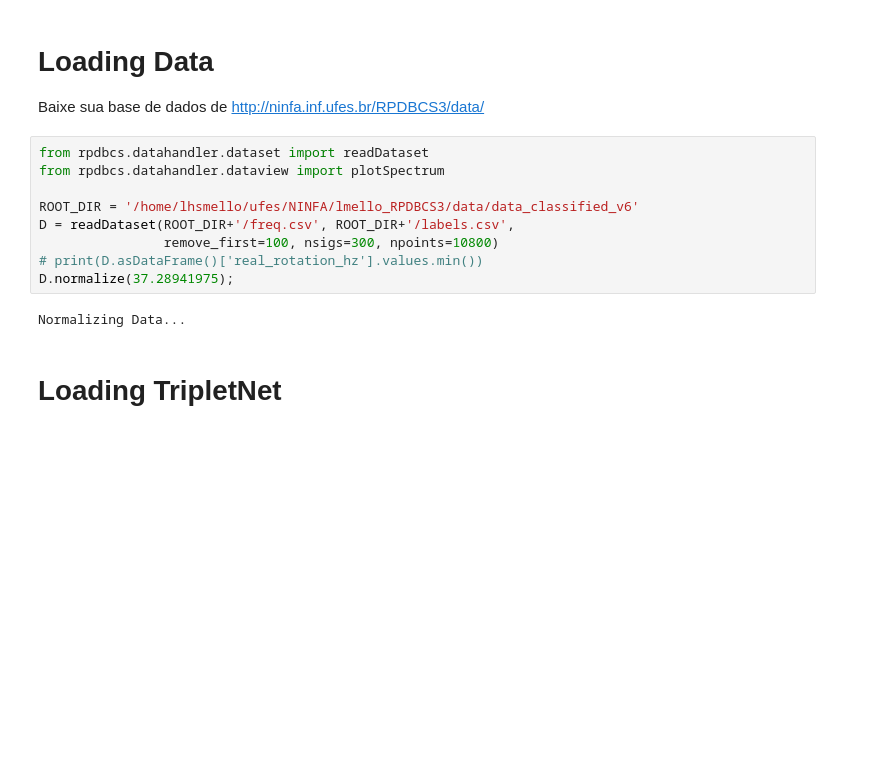
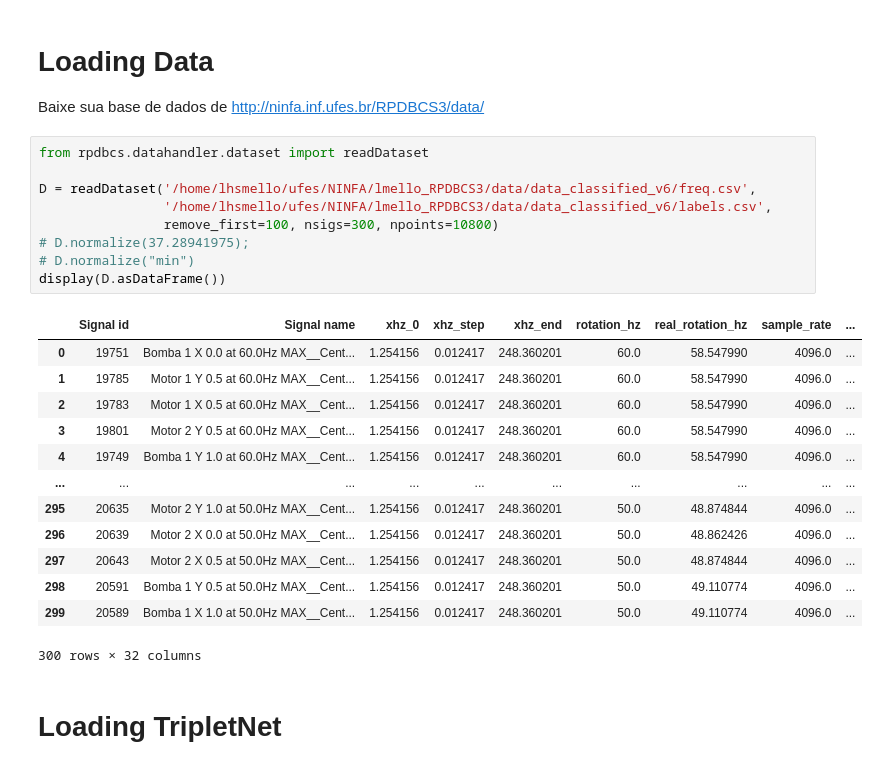
Before and after one commit to Lucashsmello/TripletNet-on-ESP, a Jupyter notebook: tutorial_tripletnet_lmello.ipynb, the cells around one changed output. Drawn from its saved outputs; the diff is of its cells as text; blank space fills up the shorter version.

```diff
--- a/tutorial_tripletnet_lmello.ipynb
+++ b/tutorial_tripletnet_lmello.ipynb
@@ -4,15 +4,27 @@
 Baixe sua base de dados de http://ninfa.inf.ufes.br/RPDBCS3/data/
 # %%
 from rpdbcs.datahandler.dataset import readDataset
-from rpdbcs.datahandler.dataview import plotSpectrum
 
-ROOT_DIR = '/home/lhsmello/ufes/NINFA/lmello_RPDBCS3/data/data_classified_v6'
-D = readDataset(ROOT_DIR+'/freq.csv', ROOT_DIR+'/labels.csv',
+D = readDataset('/home/lhsmello/ufes/NINFA/lmello_RPDBCS3/data/data_classified_v6/freq.csv',
+                '/home/lhsmello/ufes/NINFA/lmello_RPDBCS3/data/data_classified_v6/labels.csv',
                 remove_first=100, nsigs=300, npoints=10800)
-# print(D.asDataFrame()['real_rotation_hz'].values.min())
-D.normalize(37.28941975);
+# D.normalize(37.28941975);
+# D.normalize("min")
+display(D.asDataFrame())
 # %% [output]
+|  | Signal id | Signal name | xhz_0 | xhz_step | xhz_end | rotation_hz | real_rotation_hz | sample_rate | ... |
+| 0 | 19751 | Bomba 1 X 0.0 at 60.0Hz MAX__Cent... | 1.254156 | 0.012417 | 248.360201 | 60.0 | 58.547990 | 4096.0 | ... |
+| 1 | 19785 | Motor 1 Y 0.5 at 60.0Hz MAX__Cent... | 1.254156 | 0.012417 | 248.360201 | 60.0 | 58.547990 | 4096.0 | ... |
+| 2 | 19783 | Motor 1 X 0.5 at 60.0Hz MAX__Cent... | 1.254156 | 0.012417 | 248.360201 | 60.0 | 58.547990 | 4096.0 | ... |
+| 3 | 19801 | Motor 2 Y 0.5 at 60.0Hz MAX__Cent... | 1.254156 | 0.012417 | 248.360201 | 60.0 | 58.547990 | 4096.0 | ... |
+| 4 | 19749 | Bomba 1 Y 1.0 at 60.0Hz MAX__Cent... | 1.254156 | 0.012417 | 248.360201 | 60.0 | 58.547990 | 4096.0 | ... |
+| ... | ... | ... | ... | ... | ... | ... | ... | ... | ... |
+| 295 | 20635 | Motor 2 Y 1.0 at 50.0Hz MAX__Cent... | 1.254156 | 0.012417 | 248.360201 | 50.0 | 48.874844 | 4096.0 | ... |
+| 296 | 20639 | Motor 2 X 0.0 at 50.0Hz MAX__Cent... | 1.254156 | 0.012417 | 248.360201 | 50.0 | 48.862426 | 4096.0 | ... |
+| 297 | 20643 | Motor 2 X 0.5 at 50.0Hz MAX__Cent... | 1.254156 | 0.012417 | 248.360201 | 50.0 | 48.874844 | 4096.0 | ... |
+| 298 | 20591 | Bomba 1 Y 0.5 at 50.0Hz MAX__Cent... | 1.254156 | 0.012417 | 248.360201 | 50.0 | 49.110774 | 4096.0 | ... |
+| 299 | 20589 | Bomba 1 X 1.0 at 50.0Hz MAX__Cent... | 1.254156 | 0.012417 | 248.360201 | 50.0 | 49.110774 | 4096.0 | ... |
-Normalizing Data...
+300 rows × 32 columns
 # %% [markdown]
 # Loading TripletNet
 # %%
```
Also changed, not shown: parts of 13 cells of this notebook, 2 other files.
